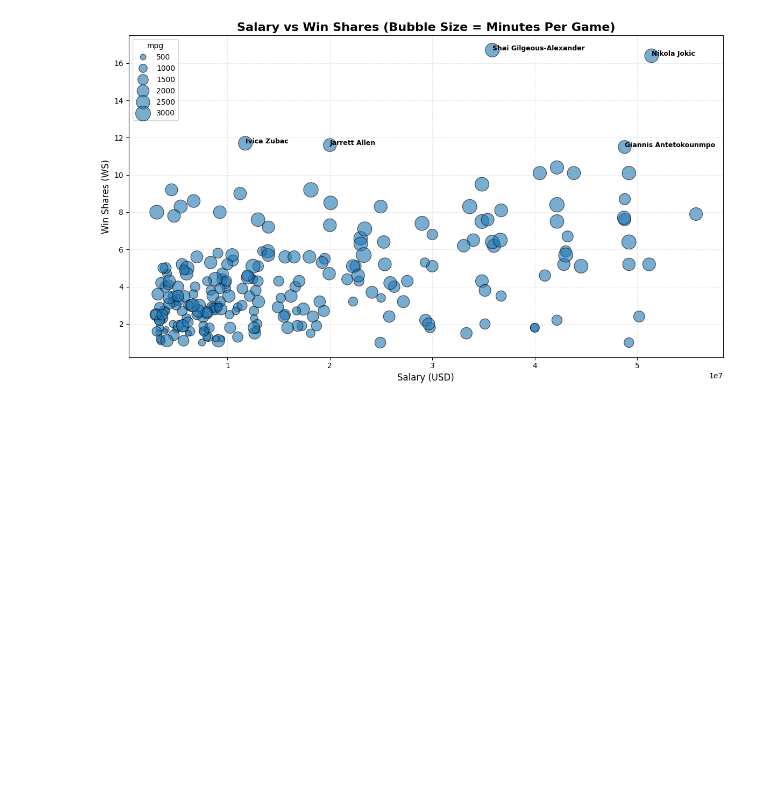
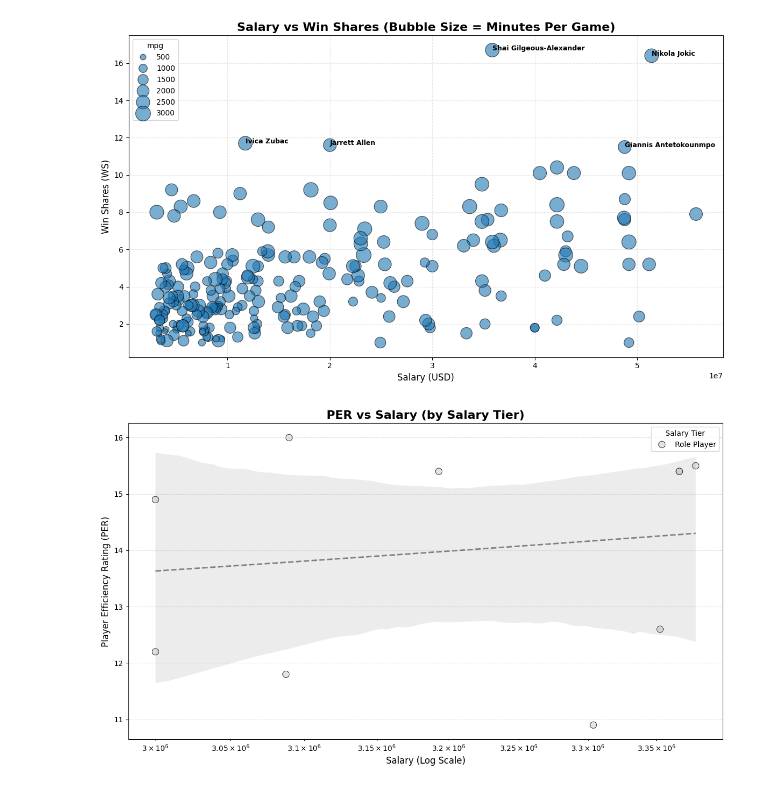
Before and after one commit to Hundo17/NBA_Contract_Value_Analysis, a Jupyter notebook: notebooks/Day2_Data_Cleaning.ipynb, the cells around one changed output. Cells and saved outputs as stored; diff of their text form; code cells hidden in the pictures; blank space fills up the shorter version.

```diff
--- a/notebooks/Day2_Data_Cleaning.ipynb
+++ b/notebooks/Day2_Data_Cleaning.ipynb
@@ -593,3 +593,36 @@ plt.tight_layout()
 plt.show()
 # %% [output]
 [figure]
+# %%
+plt.figure(figsize=(12,7))
+sns.scatterplot(
+    data=df_value_analysis,
+    x="salary",
+    y="per",
+    hue="salary_tier",
+    palette="coolwarm",
+    s=80,
+    alpha=0.8,
+    edgecolor="black"
+)
+
+# Trendline
+sns.regplot(
+    data=df_value_analysis,
+    x="salary",
+    y="per",
+    scatter=False,
+    color="gray",
+    line_kws={"linewidth": 2, "linestyle": "--"}
+)
+
+plt.xscale("log")  # compresses salary spread for readability
+plt.title("PER vs Salary (by Salary Tier)", fontsize=16, weight="bold")
+plt.xlabel("Salary (Log Scale)", fontsize=12)
+plt.ylabel("Player Efficiency Rating (PER)", fontsize=12)
+plt.legend(title="Salary Tier")
+plt.grid(True, linestyle="--", alpha=0.4)
+plt.tight_layout()
+plt.show()
+# %% [output]
+[figure, added]
```
Also changed, not shown: 1 other file.
